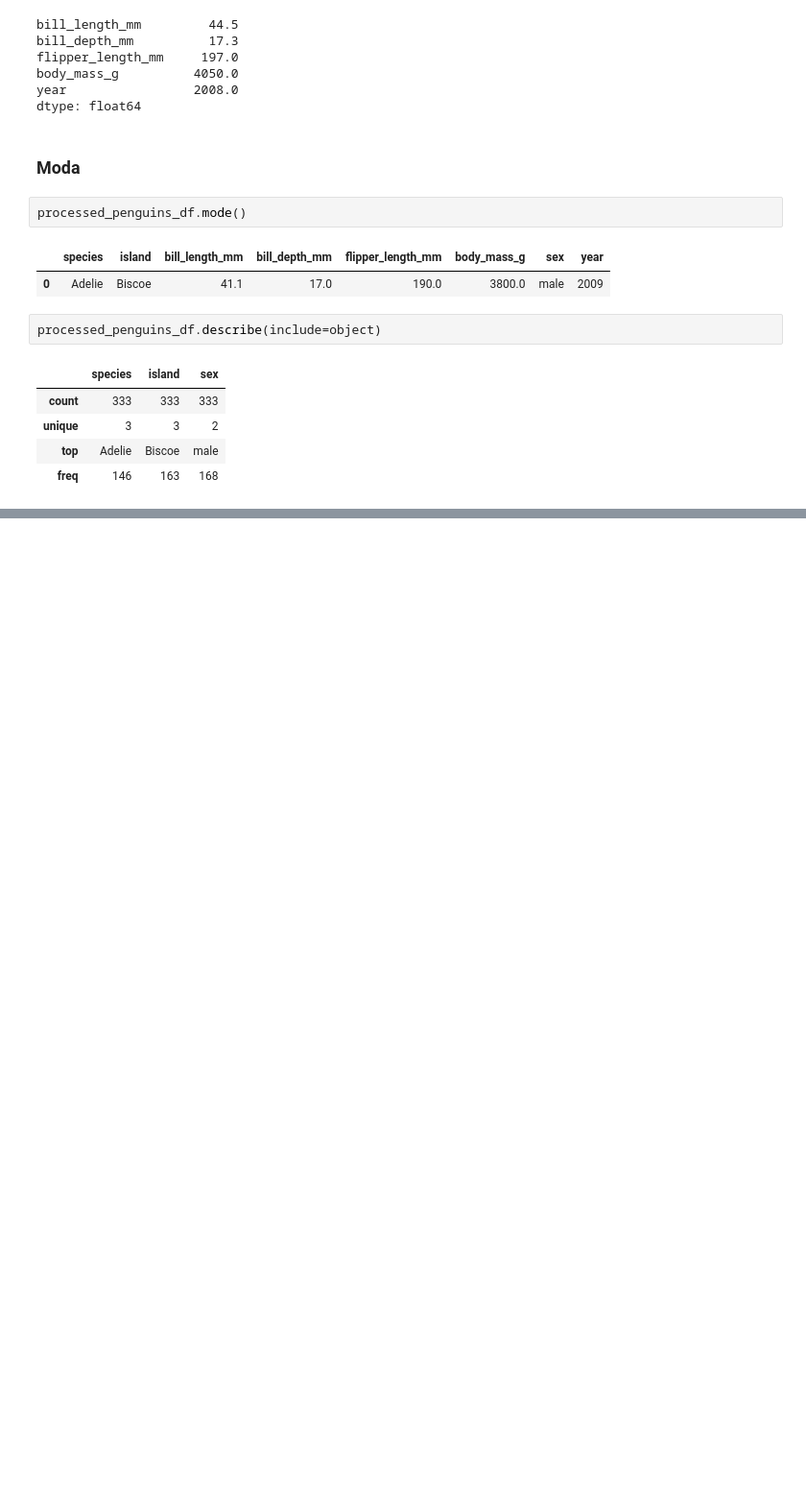
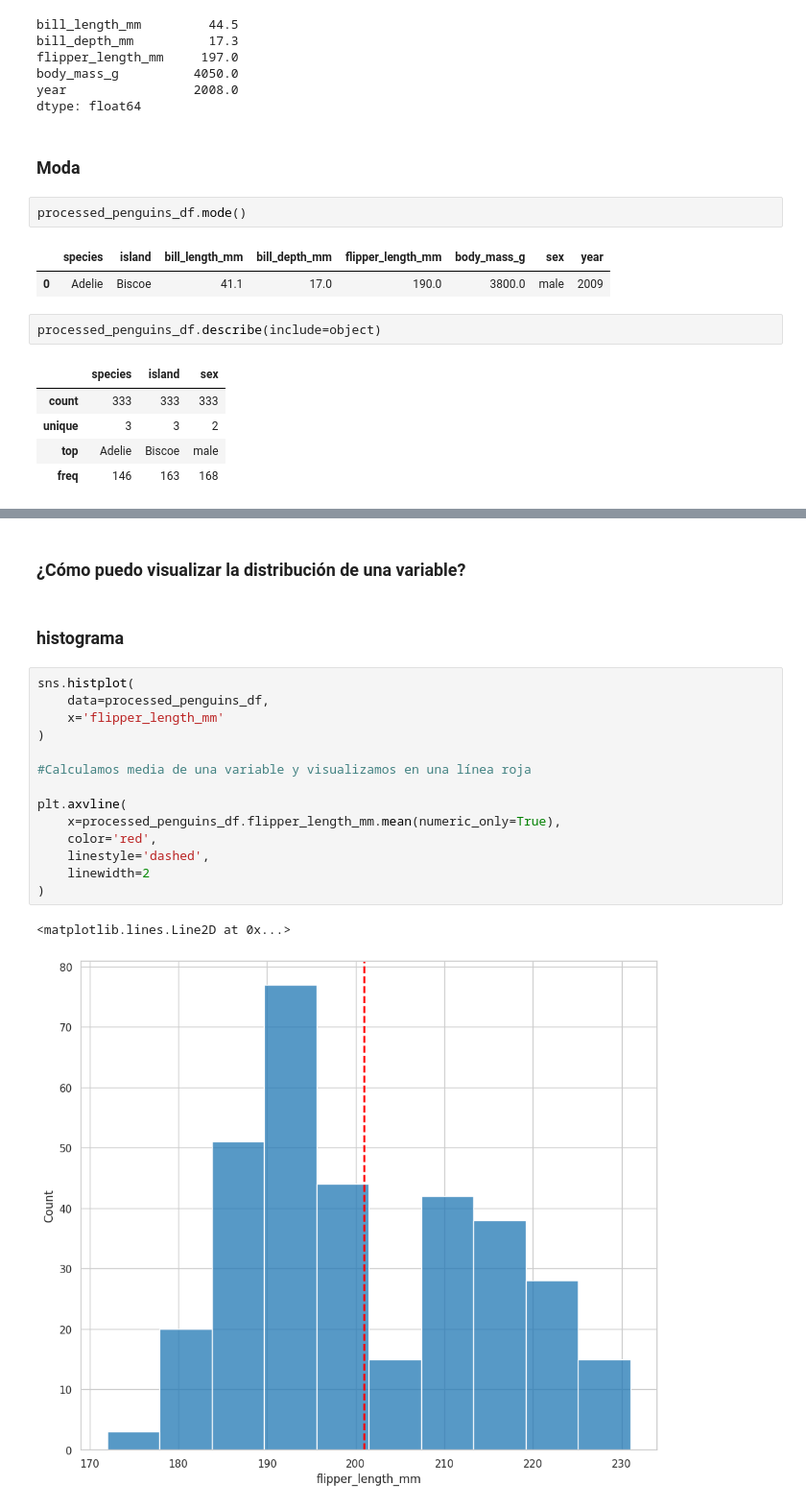
Before and after one commit to electrojam/Curso-de-Analisis-Exploratorio-de-Datos, a Jupyter notebook: 1-conociendo nuestros datos.ipynb, the cells around one changed output, grey strips where cells are left out. Shown at 96% size. Saved outputs shown, nothing was run; the diff lists cells and outputs as text; blank space fills up the shorter version.

```diff
--- a/1-conociendo nuestros datos.ipynb
+++ b/1-conociendo nuestros datos.ipynb
@@ -575,0 +737,21 @@ processed_penguins_df.describe(include=object)
+# %% [markdown]
+### ¿Cómo puedo visualizar la distribución de una variable?
+# %% [markdown]
+### histograma
+# %%
+sns.histplot(
+    data=processed_penguins_df,
+    x='flipper_length_mm'
+)
+
+#Calculamos media de una variable y visualizamos en una línea roja
+
+plt.axvline(
+    x=processed_penguins_df.flipper_length_mm.mean(numeric_only=True),
+    color='red',
+    linestyle='dashed',
+    linewidth=2
+)
+# %% [output]
+<matplotlib.lines.Line2D at 0x...>
+[figure, added]
```
Also changed, not shown: parts of 24 cells of this notebook.
